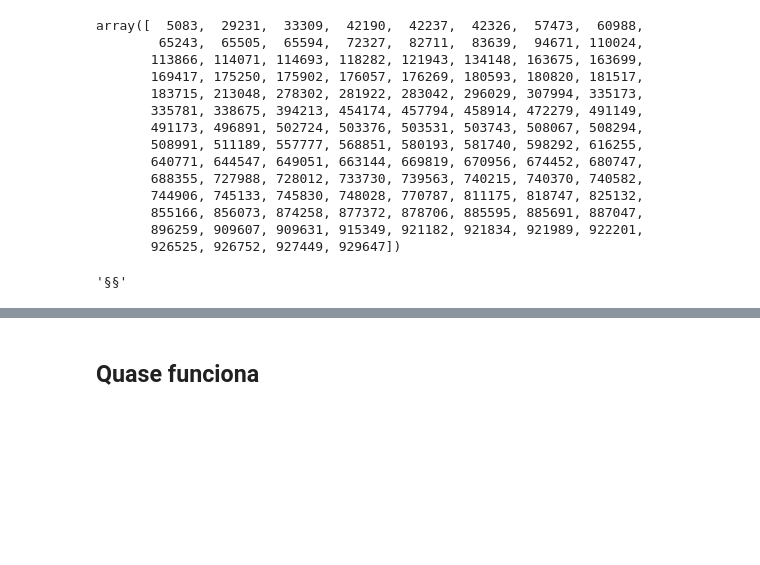
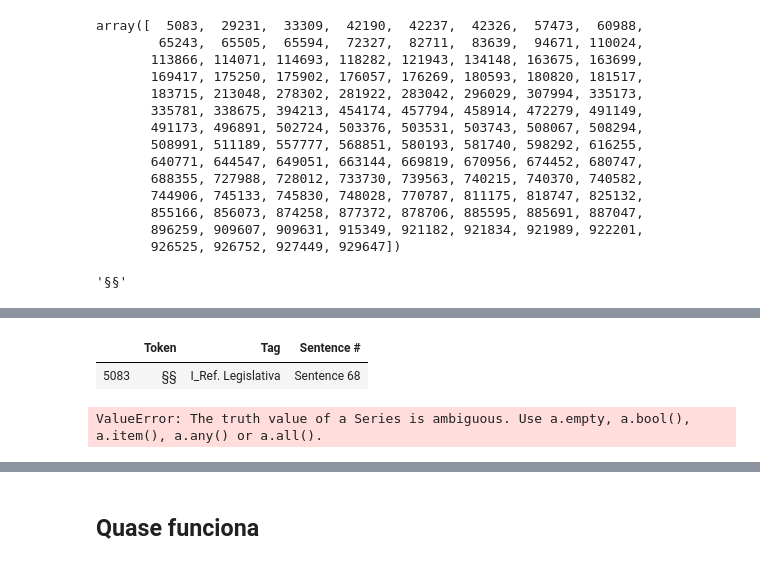
Before and after one commit to felipeasilva1/doccano, a Jupyter notebook: ncdj-tools/export_utility/01 - Processamento.ipynb, the cells around one changed output, grey strips where cells are left out. Saved outputs shown, nothing was run; the diff lists cells and outputs as text; code cells hidden in the pictures; blank space fills up the shorter version.

```diff
--- a/ncdj-tools/export_utility/01 - Processamento.ipynb
+++ b/ncdj-tools/export_utility/01 - Processamento.ipynb
@@ -340,3 +434,10 @@ array([  5083,  29231,  33309,  42190,  42237,  42326,  57473,  60988,
 df_teste.iloc[ind_espec_carac[0]].Token
 # %% [output]
 '§§'
+# %%
+parag = df_teste.Token.str.startswith('§')
+espec2 = df_teste.Token.str.len()==2
+# %%
+i = 0
+line = df_teste.loc[parag & espec2].iloc[i]
+splt = list(line.Token)
@@ -343 +459,11 @@ df_teste.iloc[ind_espec_carac[0]].Token
+# %%
+pd.DataFrame(line).transpose()
+# %% [output]
+|  | Token | Tag | Sentence # |
+| 5083 | §§ | I_Ref. Legislativa | Sentence 68 |
+# %%
+if (df_teste.Token.str.startswith('§')) & (df_teste.Token.str.len()>1) == True:
+    print(df_teste)
+# %% [output]
+ValueError: The truth value of a Series is ambiguous. Use a.empty, a.bool(), a.item(), a.any() or a.all().
 # %%
```
Also changed, not shown: parts of 47 cells of this notebook.
